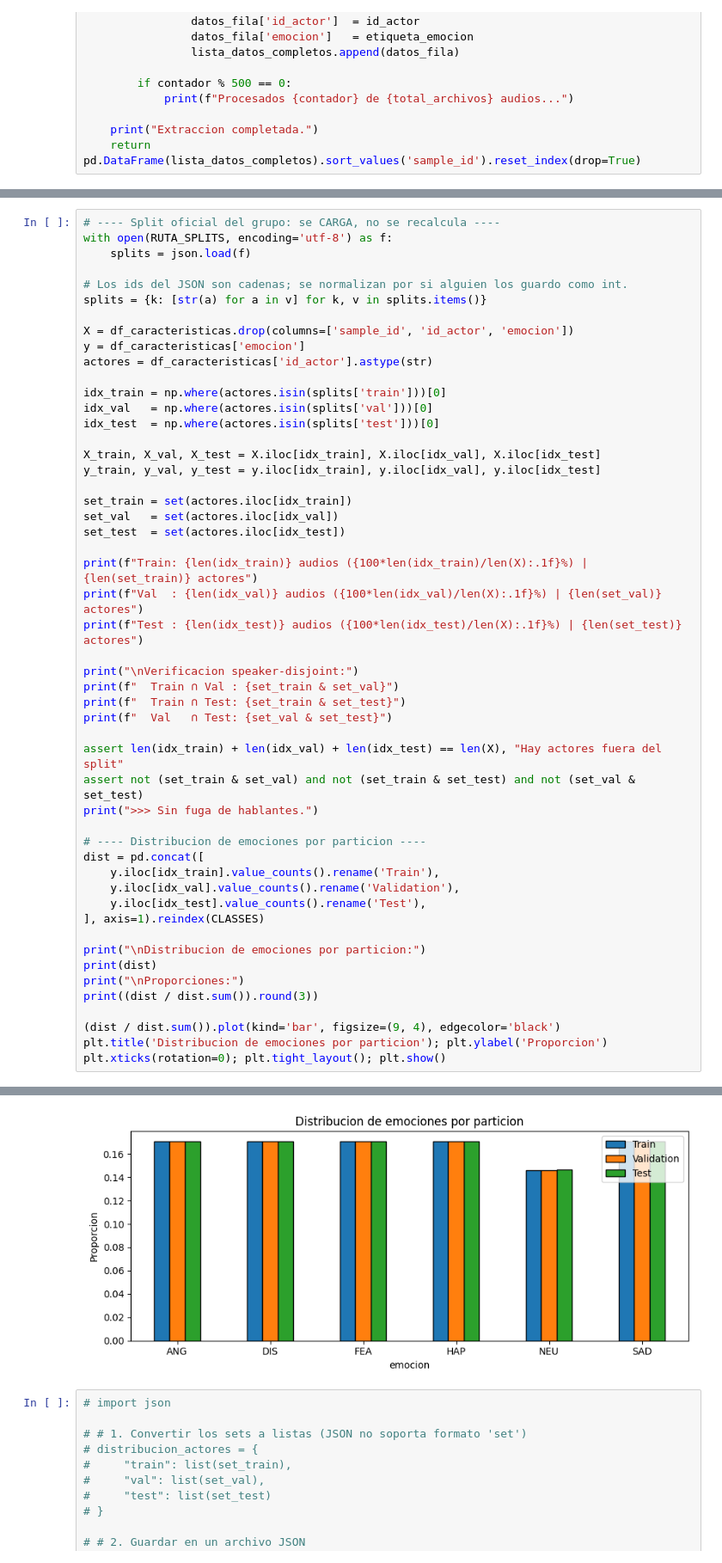
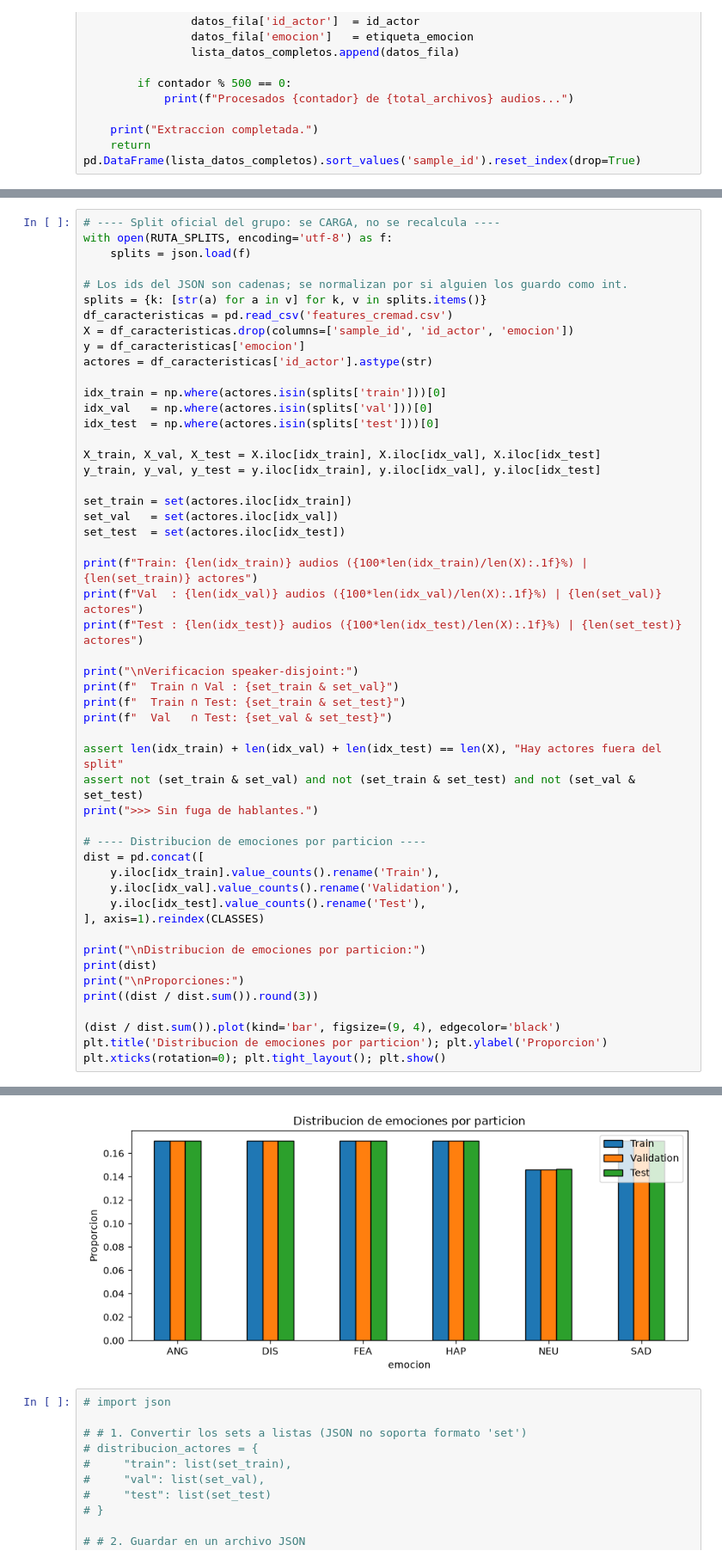
Before and after one commit to Aleortz/CREMA--D-Assembly-, a Jupyter notebook: Notebook/clasification-of-emotions.ipynb, the cells around one changed output, grey strips where cells are left out. Shown at 86% size. Cells and saved outputs as stored; diff of their text form.

```diff
--- a/Notebook/clasification-of-emotions.ipynb
+++ b/Notebook/clasification-of-emotions.ipynb
@@ -343,7 +336,7 @@ with open(RUTA_SPLITS, encoding='utf-8') as f:
 
 # Los ids del JSON son cadenas; se normalizan por si alguien los guardo como int.
 splits = {k: [str(a) for a in v] for k, v in splits.items()}
-
+df_caracteristicas = pd.read_csv('features_cremad.csv')
 X = df_caracteristicas.drop(columns=['sample_id', 'id_actor', 'emocion'])
 y = df_caracteristicas['emocion']
 actores = df_caracteristicas['id_actor'].astype(str)
@@ -378,34 +371,34 @@ dist = pd.concat([
     y.iloc[idx_val].value_counts().rename('Validation'),
     y.iloc[idx_test].value_counts().rename('Test'),
 ], axis=1).reindex(CLASSES)
 
 print("\nDistribucion de emociones por particion:")
 print(dist)
 print("\nProporciones:")
 print((dist / dist.sum()).round(3))
 
 (dist / dist.sum()).plot(kind='bar', figsize=(9, 4), edgecolor='black')
 plt.title('Distribucion de emociones por particion'); plt.ylabel('Proporcion')
 plt.xticks(rotation=0); plt.tight_layout(); plt.show()
 # %% [output]
 Train: 5152 audios (69.2%) | 63 actores
 Val  : 1142 audios (15.3%) | 14 actores
 Test : 1148 audios (15.4%) | 14 actores
 
 Verificacion speaker-disjoint:
   Train ∩ Val : set()
   Train ∩ Test: set()
   Val   ∩ Test: set()
 >>> Sin fuga de hablantes.
 
 Distribucion de emociones por particion:
          Train  Validation  Test
 ... (13 lines left out)
 FEA      0.171       0.171  0.171
 HAP      0.171       0.171  0.171
 NEU      0.146       0.146  0.146
 SAD      0.171       0.171  0.171
-[figure, old version]
+[figure, new version]
 # %%
 # import json
 
```
Also changed, not shown: parts of 10 cells of this notebook, 2 other files.
